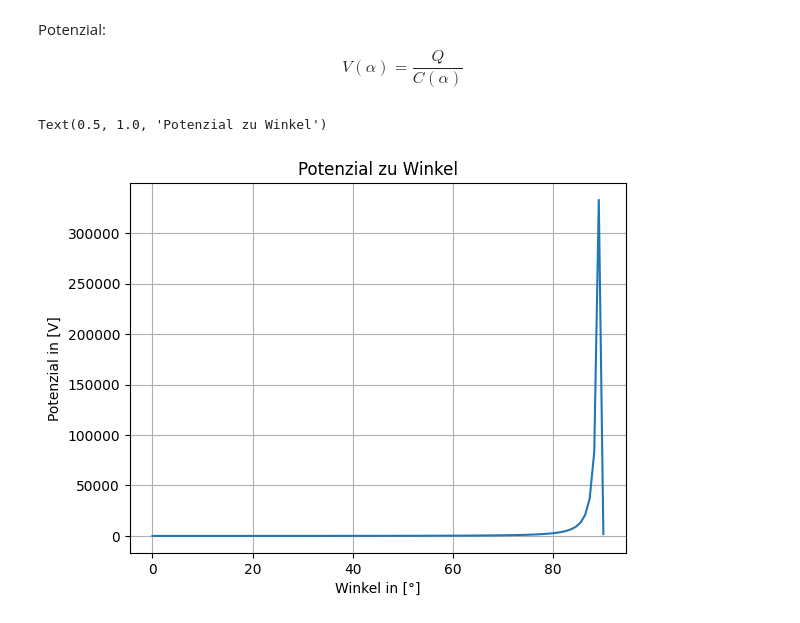
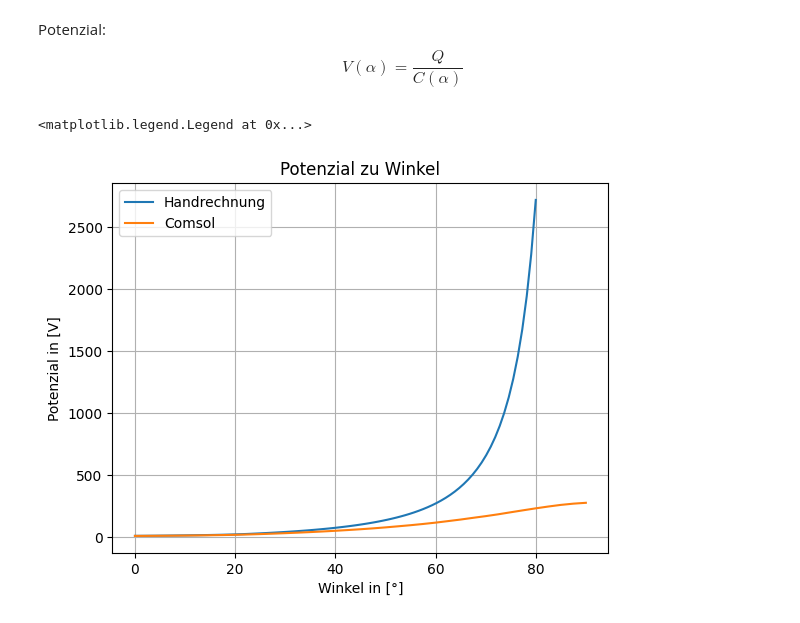
Before and after one commit to HansPeter21/COP_Elektrostatik, a Jupyter notebook: Projekt_ES_Albertin_Schegg.ipynb, the cells around one changed output. Drawn from its saved outputs; the diff is of its cells as text; code cells hidden in the pictures.

```diff
--- a/Projekt_ES_Albertin_Schegg.ipynb
+++ b/Projekt_ES_Albertin_Schegg.ipynb
@@ -8,8 +13,4 @@ Autoren: Albertin, Schegg
 # %%
-import numpy as np
-from shapely.geometry import Polygon
-import matplotlib.pyplot as plt
-
 # Geometrie der festen Platte
 feste_platte = Polygon([(0, 0), (2, 0), (2, 1), (0, 1)])
 
@@ -34,7 +35,7 @@ def rotiere_platte(alpha, drehachse=(-0.5, 0.5)):
 
 
 # Winkelbereich definieren
-winkel_alpha = np.linspace(0, 90, 100)
+winkel_alpha = np.linspace(0, 80, 90)
 ueberlappungsflaechen = []
 
 # Überlappungsflächen berechnen
@@ -43,8 +44,11 @@ for alpha in winkel_alpha:
     schnitt = feste_platte.intersection(dreh_platte)
     ueberlappungsflaechen.append(schnitt.area)
 
+Ac = pd.read_csv("Flächenvergleich.csv")
+
 # Ergebnisse plotten
-plt.plot(winkel_alpha, ueberlappungsflaechen, label="Überlappungsfläche")
+plt.plot(winkel_alpha, ueberlappungsflaechen, label="Handrechnung")
+plt.plot(Ac["alpha (deg)"], 10**6*Ac["1 (m^2)"], linestyle= "--",label= "Comsol")
 plt.xlabel("Drehwinkel α (Grad)")
 plt.ylabel("Überlappungsfläche (mm²)")
 plt.title("Überlappungsfläche in Abhängigkeit vom Drehwinkel")
@@ -170,13 +182,17 @@ Text(0.5, 1.0, 'Drehmoment zu Winkel')
 # %% [markdown]
 Potenzial:
 $$ V(\alpha) = \frac{Q}{C(\alpha)} $$
+# %%
+Phic = pd.read_csv("Potenzial.csv") # Potenzial mit Comsol berechnet
 # %%
 Phi = Q / C
-plt.plot(alpha[0, :], Phi[0, :])
+plt.plot(alpha[0, :], Phi[0, :], label = "Handrechnung")
+plt.plot(-Phic["alpha (deg)"], Phic["Electric potential (V), Potential bewegliche Platte"], label= "Comsol")
 plt.grid()
 plt.ylabel("Potenzial in [V]")
 plt.xlabel("Winkel in [°]")
 plt.title("Potenzial zu Winkel")
+plt.legend()
 # %% [output]
-Text(0.5, 1.0, 'Potenzial zu Winkel')
+<matplotlib.legend.Legend at 0x...>
-[figure, old version]
+[figure, new version]
```
Also changed, not shown: parts of 8 cells of this notebook, 4 other files.
